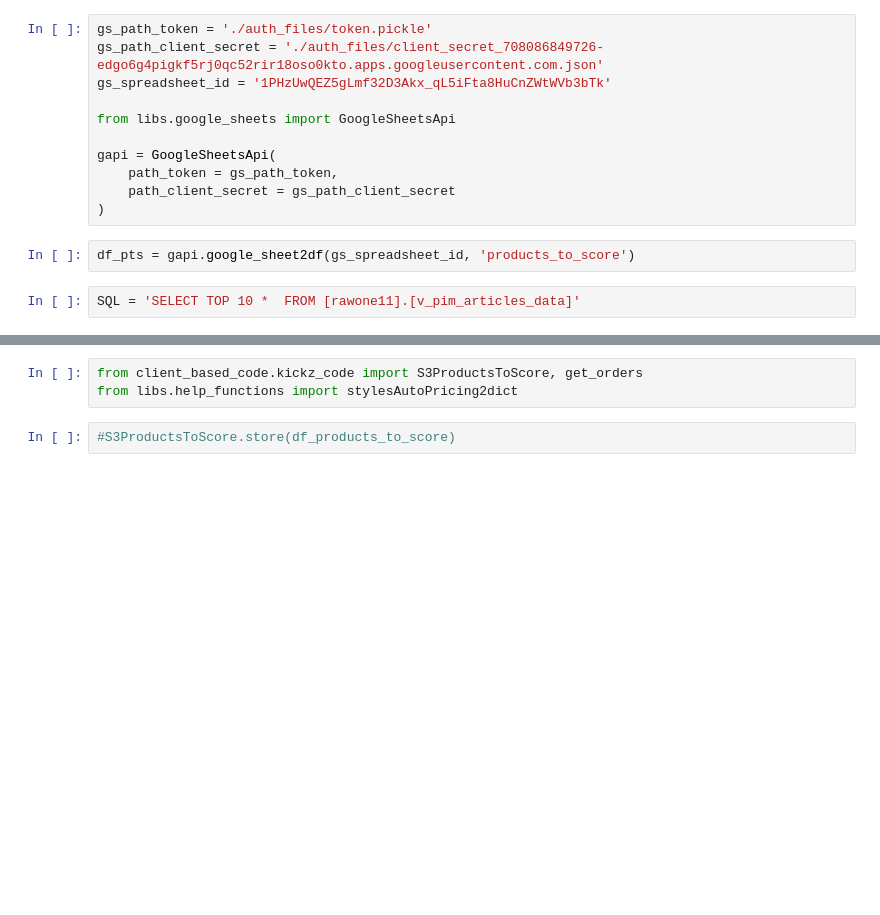
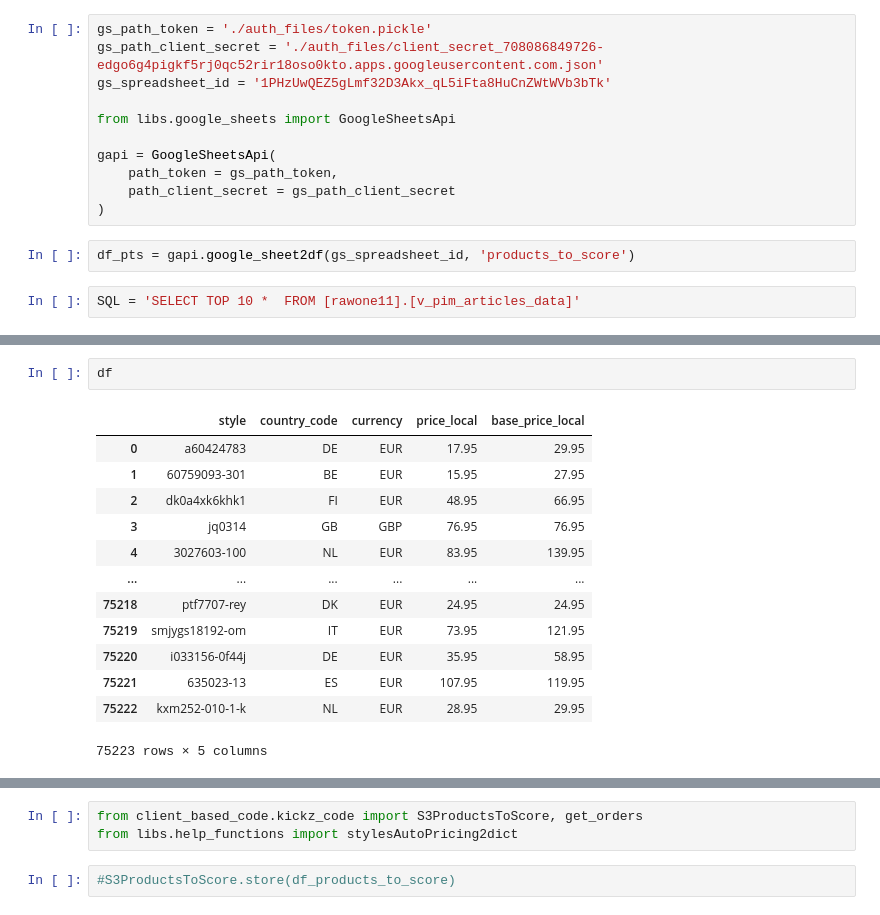
Before and after one commit to jurajkapasny/autopricing-kickz, a Jupyter notebook: kickz-dev.ipynb, the cells around one changed output, grey strips where cells are left out. Drawn from its saved outputs; the diff is of its cells as text; blank space fills up the shorter version.

```diff
--- a/kickz-dev.ipynb
+++ b/kickz-dev.ipynb
@@ -30 +98,17 @@ SQL = 'SELECT TOP 10 *  FROM [rawone11].[v_pim_articles_data]'
+# %%
+df
+# %% [output]
+|  | style | country_code | currency | price_local | base_price_local |
+| 0 | a60424783 | DE | EUR | 17.95 | 29.95 |
+| 1 | 60759093-301 | BE | EUR | 15.95 | 27.95 |
+| 2 | dk0a4xk6khk1 | FI | EUR | 48.95 | 66.95 |
+| 3 | jq0314 | GB | GBP | 76.95 | 76.95 |
+| 4 | 3027603-100 | NL | EUR | 83.95 | 139.95 |
+| ... | ... | ... | ... | ... | ... |
+| 75218 | ptf7707-rey | DK | EUR | 24.95 | 24.95 |
+| 75219 | smjygs18192-om | IT | EUR | 73.95 | 121.95 |
+| 75220 | i033156-0f44j | DE | EUR | 35.95 | 58.95 |
+| 75221 | 635023-13 | ES | EUR | 107.95 | 119.95 |
+| 75222 | kxm252-010-1-k | NL | EUR | 28.95 | 29.95 |
+75223 rows × 5 columns
 # %%
```
Also changed, not shown: parts of 55 cells of this notebook, 3 other files.
